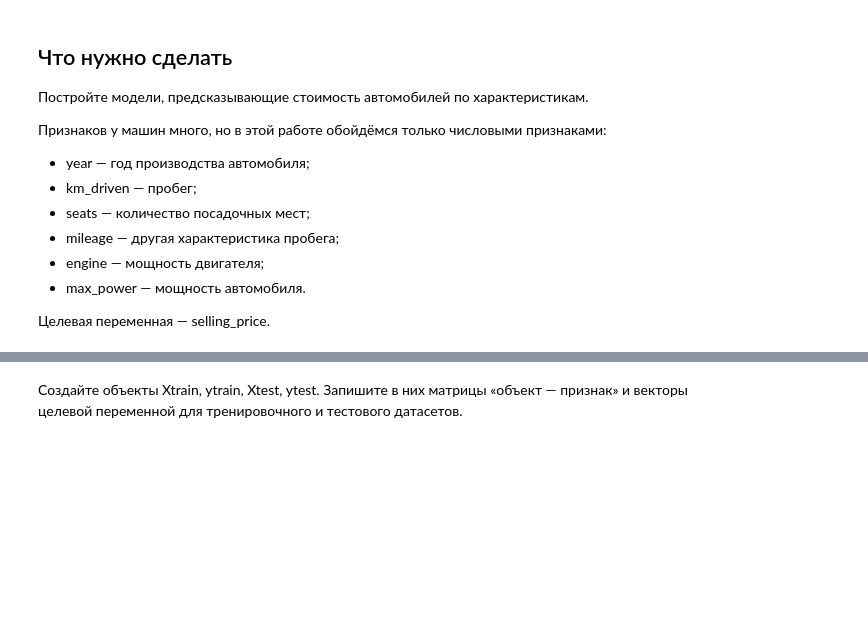
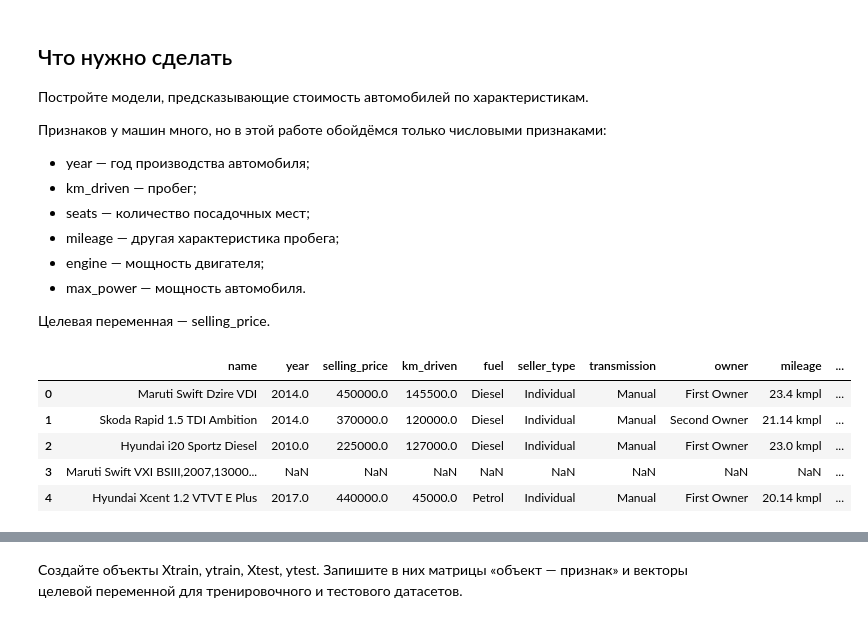
Before and after one commit to Qurbonov-AA/suniy_idrok, a Jupyter notebook: Практическая работа. Деревья решений и случайный лес.ipynb, the cells around one changed output, grey strips where cells are left out. Saved outputs shown, nothing was run; the diff lists cells and outputs as text; code cells hidden in the pictures; blank space fills up the shorter version.

```diff
--- a/Практическая работа. Деревья решений и случайный лес.ipynb
+++ b/Практическая работа. Деревья решений и случайный лес.ipynb
@@ -41,3 +41,12 @@ import numpy as np
 
 train = pd.read_csv("cars_train.csv")
 test = pd.read_csv("cars_test.csv")
+# %%
+train.head()
+# %% [output]
+|  | name | year | selling_price | km_driven | fuel | seller_type | transmission | owner | mileage | ... |
+| 0 | Maruti Swift Dzire VDI | 2014.0 | 450000.0 | 145500.0 | Diesel | Individual | Manual | First Owner | 23.4 kmpl | ... |
+| 1 | Skoda Rapid 1.5 TDI Ambition | 2014.0 | 370000.0 | 120000.0 | Diesel | Individual | Manual | Second Owner | 21.14 kmpl | ... |
+| 2 | Hyundai i20 Sportz Diesel | 2010.0 | 225000.0 | 127000.0 | Diesel | Individual | Manual | First Owner | 23.0 kmpl | ... |
+| 3 | Maruti Swift VXI BSIII,2007,13000... | NaN | NaN | NaN | NaN | NaN | NaN | NaN | NaN | ... |
+| 4 | Hyundai Xcent 1.2 VTVT E Plus | 2017.0 | 440000.0 | 45000.0 | Petrol | Individual | Manual | First Owner | 20.14 kmpl | ... |
```
Also changed, not shown: parts of 30 cells of this notebook.
